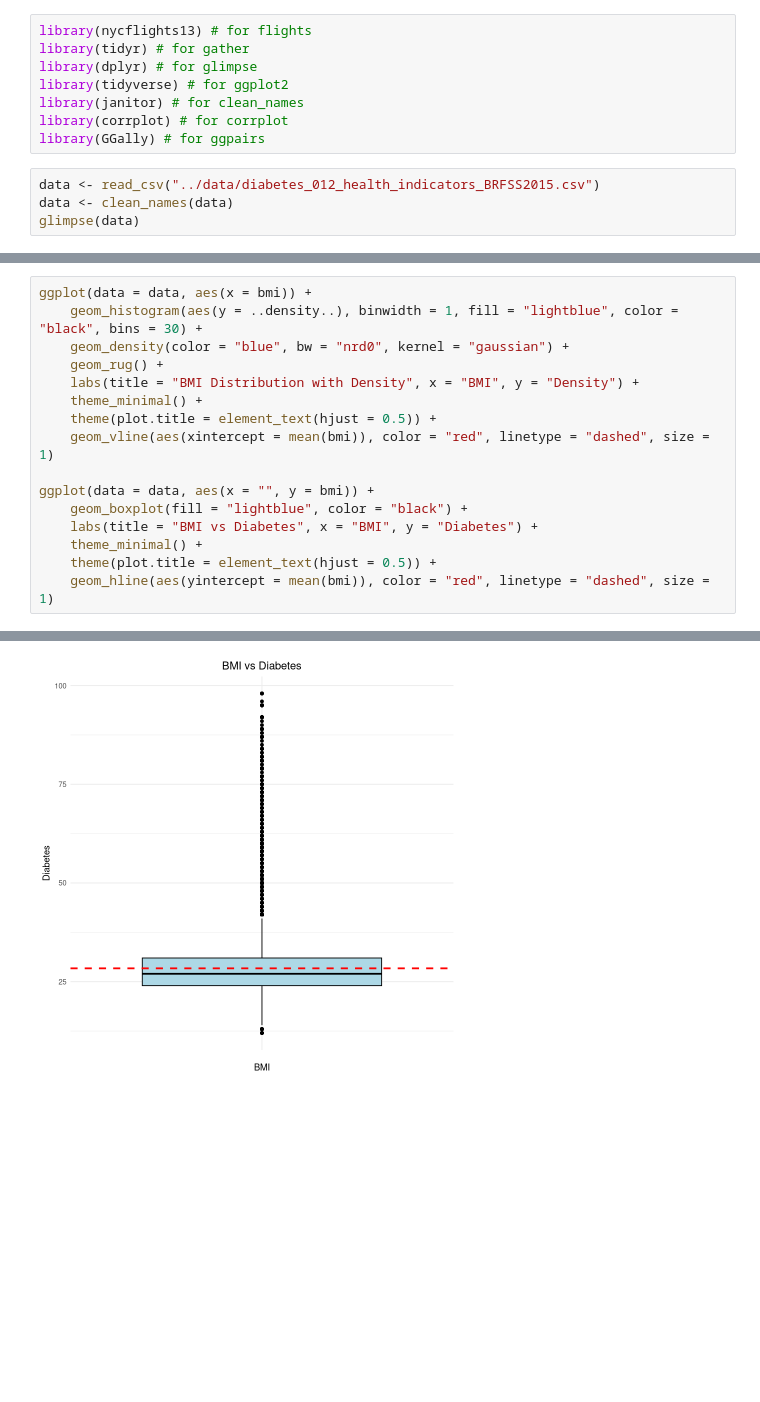
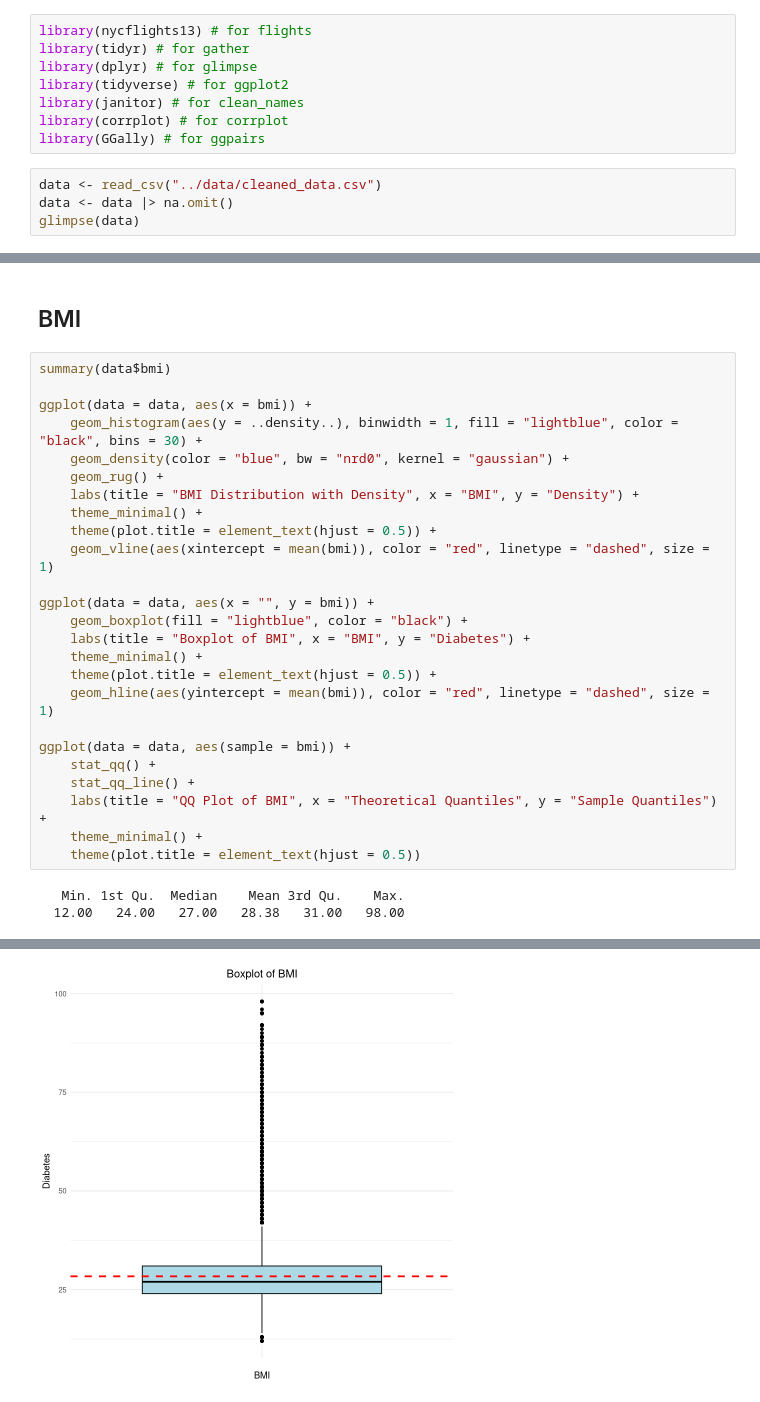
Before and after one commit to tandao0909/statistical-data-processing-project, a Jupyter notebook: EDA/Quantitative vs. Quantitative.ipynb, the cells around one changed output, grey strips where cells are left out. Cells and saved outputs as stored; diff of their text form; blank space fills up the shorter version.

```diff
--- a/EDA/Quantitative vs. Quantitative.ipynb
+++ b/EDA/Quantitative vs. Quantitative.ipynb
@@ -7,8 +7,8 @@ library(janitor) # for clean_names
 library(corrplot) # for corrplot
 library(GGally) # for ggpairs
 # %%
-data <- read_csv("../data/diabetes_012_health_indicators_BRFSS2015.csv")
-data <- clean_names(data)
+data <- read_csv("../data/cleaned_data.csv")
+data <- data |> na.omit()
 glimpse(data)
 # %% [output]
 Rows: 253680 Columns: 22
@@ -38,19 +40,32 @@ $ income                 <dbl> 3, 1, 8, 6, 4, 8, 7, 4, 1, 3, 8, 1, 7, 6, 2, 8,
+# %% [markdown]
+## BMI
 # %%
+summary(data$bmi)
+
 ggplot(data = data, aes(x = bmi)) +
     geom_histogram(aes(y = ..density..), binwidth = 1, fill = "lightblue", color = "black", bins = 30) +
     geom_density(color = "blue", bw = "nrd0", kernel = "gaussian") +
     geom_rug() +
     labs(title = "BMI Distribution with Density", x = "BMI", y = "Density") +
     theme_minimal() +
     theme(plot.title = element_text(hjust = 0.5)) +
     geom_vline(aes(xintercept = mean(bmi)), color = "red", linetype = "dashed", size = 1)
 
 ggplot(data = data, aes(x = "", y = bmi)) +
     geom_boxplot(fill = "lightblue", color = "black") +
-    labs(title = "BMI vs Diabetes", x = "BMI", y = "Diabetes") +
+    labs(title = "Boxplot of BMI", x = "BMI", y = "Diabetes") +
     theme_minimal() +
     theme(plot.title = element_text(hjust = 0.5)) +
     geom_hline(aes(yintercept = mean(bmi)), color = "red", linetype = "dashed", size = 1)
+
+ggplot(data = data, aes(sample = bmi)) +
+    stat_qq() +
+    stat_qq_line() +
+    labs(title = "QQ Plot of BMI", x = "Theoretical Quantiles", y = "Sample Quantiles") +
+    theme_minimal() +
+    theme(plot.title = element_text(hjust = 0.5))
 # %% [output]
+   Min. 1st Qu.  Median    Mean 3rd Qu.    Max.
+  12.00   24.00   27.00   28.38   31.00   98.00
 [figure]
-[figure, old version]
+[figure, new version]
```
Also changed, not shown: parts of 25 cells of this notebook, 1 other file.
